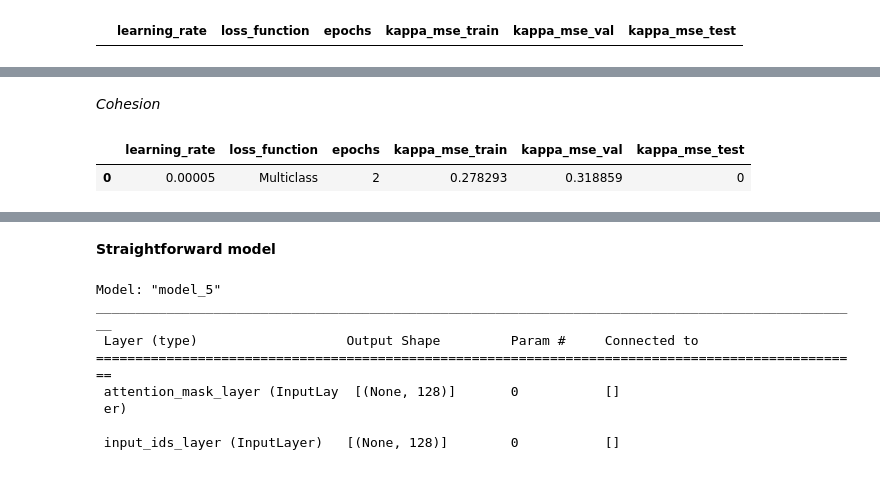
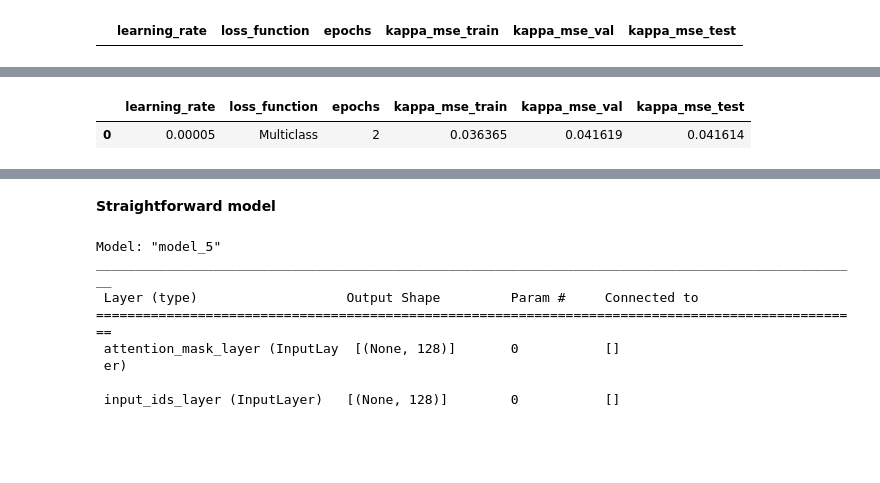
Before and after one commit to cbwright11/NLP-automated-essay-scoring, a Jupyter notebook: Essay EDA.ipynb, the cells around one changed output, grey strips where cells are left out. Cells and saved outputs as stored; diff of their text form; code cells hidden in the pictures; blank space fills up the shorter version.

Commit message:
organization, kappa score calculation

```diff
--- a/Essay EDA.ipynb
+++ b/Essay EDA.ipynb
@@ -344,7 +366,7 @@ def create_bert_classification_model(bert_model,
                                      hidden_size = 200,
                                      dropout = 0.3,
                                      learning_rate = 0.00005,
-                                     MAX_SEQUENCE_LENGTH = 526,
+                                     MAX_SEQUENCE_LENGTH = 600,
                                      num_classes = 9):
     """
     Pretraining fine tuning to produce 6 output scores
@@ -428,12 +448,12 @@ learn_rate = .00005
 loss_function = "Multiclass"
 num_epochs = 2
 # %%
-big_model = create_bert_classification_model(bert_model, learning_rate = learn_rate, MAX_SEQUENCE_LENGTH = 526)
+big_model = create_bert_classification_model(bert_model, learning_rate = learn_rate)
 # %%
 big_model_history = big_model.fit(
     [x_train.input_ids, x_train.token_type_ids, x_train.attention_mask],
     y_train,
-    validation_data=([x_test.input_ids, x_test.token_type_ids, x_test.attention_mask], y_test),
+    validation_data=([x_val.input_ids, x_val.token_type_ids, x_val.attention_mask], y_val),
     batch_size=32,
     epochs=num_epochs
 )
@@ -445,3 +465,13 @@ Epoch 2/2
 # %%
-predicted_probabilities = big_model.predict([x_test["input_ids"], x_test["token_type_ids"], x_test["attention_mask"]])
+# capture predictions
+
+# probabilities
+predicted_probabilities_train = big_model.predict([x_train["input_ids"], x_train["token_type_ids"], x_train["attention_mask"]])
+predicted_probabilities_val = big_model.predict([x_val["input_ids"], x_val["token_type_ids"], x_val["attention_mask"]])
+predicted_probabilities_test = big_model.predict([x_test["input_ids"], x_test["token_type_ids"], x_test["attention_mask"]])
+
+# predictions
+predictions_train = tf.argmax(predicted_probabilities_train, axis=-1)
+predictions_val = tf.argmax(predicted_probabilities_val, axis=-1)
+predictions_test = tf.argmax(predicted_probabilities_test, axis=-1)
 # %% [output]
@@ -451,2 +480,0 @@ predictions = tf.argmax(predicted_probabilities, axis=-1)
-# %% [markdown]
-*Cohesion*
@@ -456,28 +502,30 @@ cm = cm/cm.numpy().sum(axis=1)[:, tf.newaxis]
 # %%
-# Training accuracy CHANGE TO KAPPA or MSE
-train_kappa_mse = np.mean([
-    big_model_history.history['cohesion_output_accuracy'][-1],
-    big_model_history.history['syntax_output_accuracy'][-1],
-    big_model_history.history['vocabulary_output_accuracy'][-1],
-    big_model_history.history['phraseology_output_accuracy'][-1],
-    big_model_history.history['grammar_output_accuracy'][-1],
-    big_model_history.history['conventions_output_accuracy'][-1]
-])
+# # Training accuracy CHANGE TO KAPPA or MSE
+# train_kappa_mse = np.mean([
+#     big_model_history.history['cohesion_output_accuracy'][-1],
+#     big_model_history.history['syntax_output_accuracy'][-1],
+#     big_model_history.history['vocabulary_output_accuracy'][-1],
+#     big_model_history.history['phraseology_output_accuracy'][-1],
+#     big_model_history.history['grammar_output_accuracy'][-1],
+#     big_model_history.history['conventions_output_accuracy'][-1]
+# ])
 
-# CHANGE TO KAPPA OR MSE FOR VALIDATION
-val_kappa_mse = np.mean([
-    big_model_history.history['val_cohesion_output_accuracy'][-1],
-    big_model_history.history['val_syntax_output_accuracy'][-1],
-    big_model_history.history['val_vocabulary_output_accuracy'][-1],
-    big_model_history.history['val_phraseology_output_accuracy'][-1],
-    big_model_history.history['val_grammar_output_accuracy'][-1],
-    big_model_history.history['val_conventions_output_accuracy'][-1]
-])
+# # CHANGE TO KAPPA OR MSE FOR VALIDATION
+# val_kappa_mse = np.mean([
+#     big_model_history.history['val_cohesion_output_accuracy'][-1],
+#     big_model_history.history['val_syntax_output_accuracy'][-1],
+#     big_model_history.history['val_vocabulary_output_accuracy'][-1],
+#     big_model_history.history['val_phraseology_output_accuracy'][-1],
+#     big_model_history.history['val_grammar_output_accuracy'][-1],
+#     big_model_history.history['val_conventions_output_accuracy'][-1]
+# ])
 
-test_kappa_mse = 0 #from test predictions
+# ^ I'm just going to calculate the kappa score directly using the predictions rather than trying to get tensorflow to output it
+# I tried to add kappa to the list of metrics in the model compilation but it was throwing an error
 
-add_hyperp(learn_rate, loss_function, num_epochs, train_kappa_mse, val_kappa_mse, test_kappa_mse)
+
+add_hyperp(learn_rate, loss_function, num_epochs, train_kappa_mean, val_kappa_mean, test_kappa_mean)
 hyperp_df
 # %% [output]
 |  | learning_rate | loss_function | epochs | kappa_mse_train | kappa_mse_val | kappa_mse_test |
-| 0 | 0.00005 | Multiclass | 2 | 0.278293 | 0.318859 | 0 |
+| 0 | 0.00005 | Multiclass | 2 | 0.036365 | 0.041619 | 0.041614 |
```
Also changed, not shown: parts of 44 cells of this notebook.
